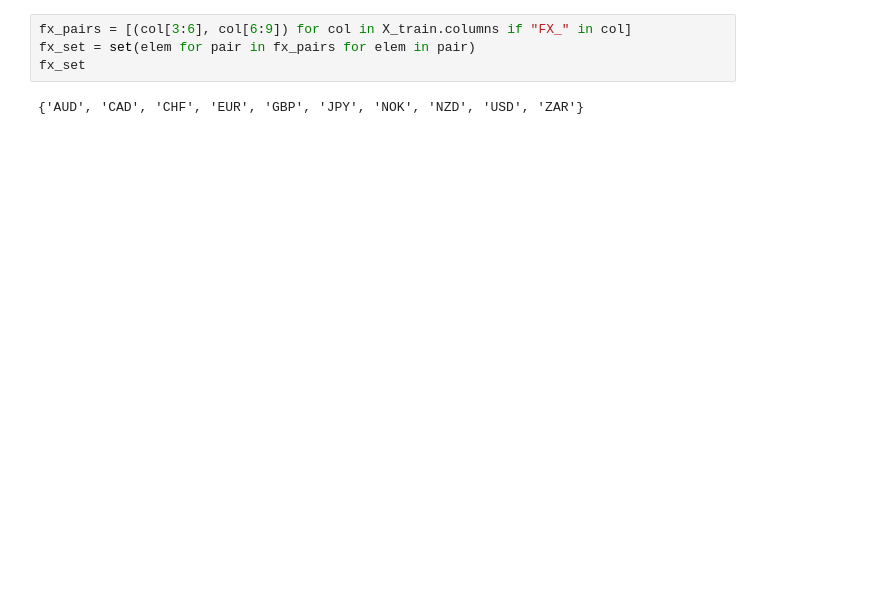
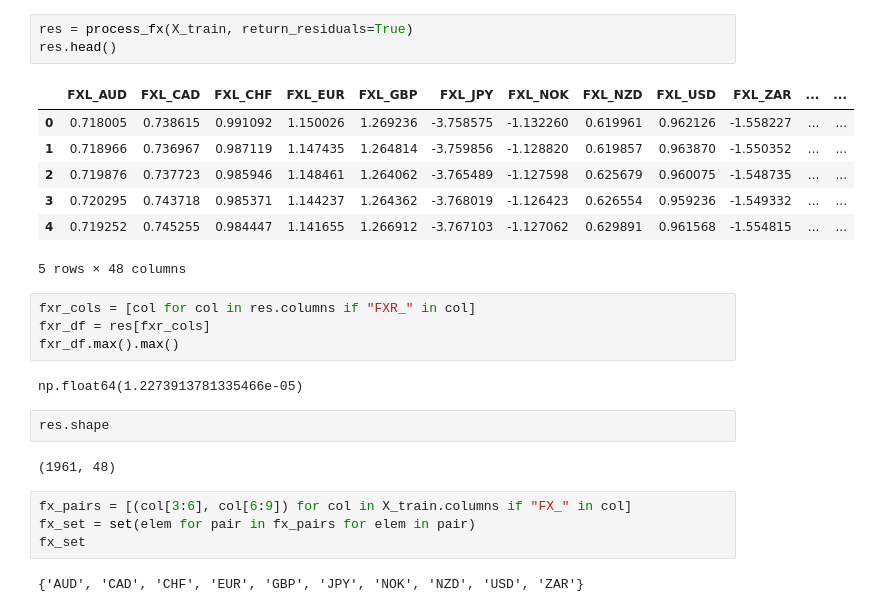
Before and after one commit to msh2481/commodity, a Jupyter notebook: eda.ipynb, the cells around one changed output. Saved outputs shown, nothing was run; the diff lists cells and outputs as text; blank space fills up the shorter version.

```diff
--- a/eda.ipynb
+++ b/eda.ipynb
@@ -18,3 +103,24 @@ print(target_pairs.shape)
+# %%
+res = process_fx(X_train, return_residuals=True)
+res.head()
+# %% [output]
+|  | FXL_AUD | FXL_CAD | FXL_CHF | FXL_EUR | FXL_GBP | FXL_JPY | FXL_NOK | FXL_NZD | FXL_USD | FXL_ZAR | ... | ... |
+| 0 | 0.718005 | 0.738615 | 0.991092 | 1.150026 | 1.269236 | -3.758575 | -1.132260 | 0.619961 | 0.962126 | -1.558227 | ... | ... |
+| 1 | 0.718966 | 0.736967 | 0.987119 | 1.147435 | 1.264814 | -3.759856 | -1.128820 | 0.619857 | 0.963870 | -1.550352 | ... | ... |
+| 2 | 0.719876 | 0.737723 | 0.985946 | 1.148461 | 1.264062 | -3.765489 | -1.127598 | 0.625679 | 0.960075 | -1.548735 | ... | ... |
+| 3 | 0.720295 | 0.743718 | 0.985371 | 1.144237 | 1.264362 | -3.768019 | -1.126423 | 0.626554 | 0.959236 | -1.549332 | ... | ... |
+| 4 | 0.719252 | 0.745255 | 0.984447 | 1.141655 | 1.266912 | -3.767103 | -1.127062 | 0.629891 | 0.961568 | -1.554815 | ... | ... |
+5 rows × 48 columns
+# %%
+fxr_cols = [col for col in res.columns if "FXR_" in col]
+fxr_df = res[fxr_cols]
+fxr_df.max().max()
+# %% [output]
+np.float64(1.2273913781335466e-05)
+# %%
+res.shape
+# %% [output]
+(1961, 48)
 # %%
 fx_pairs = [(col[3:6], col[6:9]) for col in X_train.columns if "FX_" in col]
 fx_set = set(elem for pair in fx_pairs for elem in pair)
```
Also changed, not shown: parts of 12 cells of this notebook, 4 other files.
